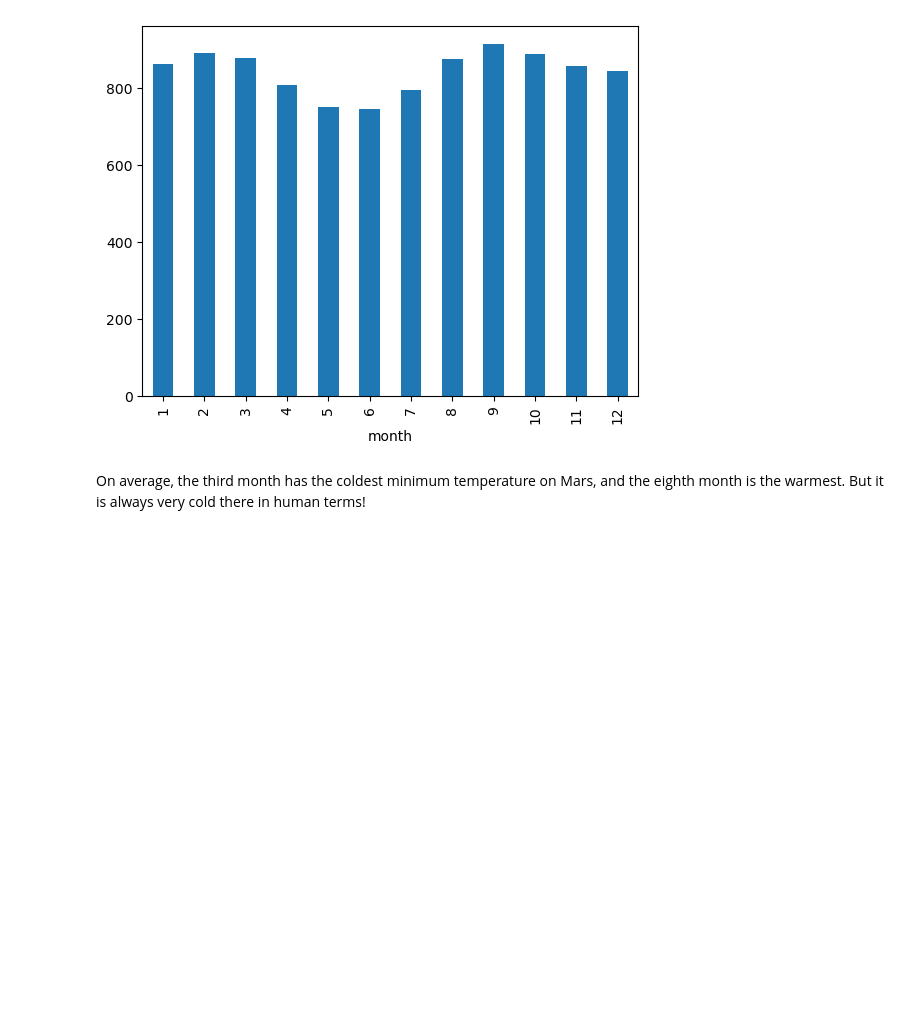
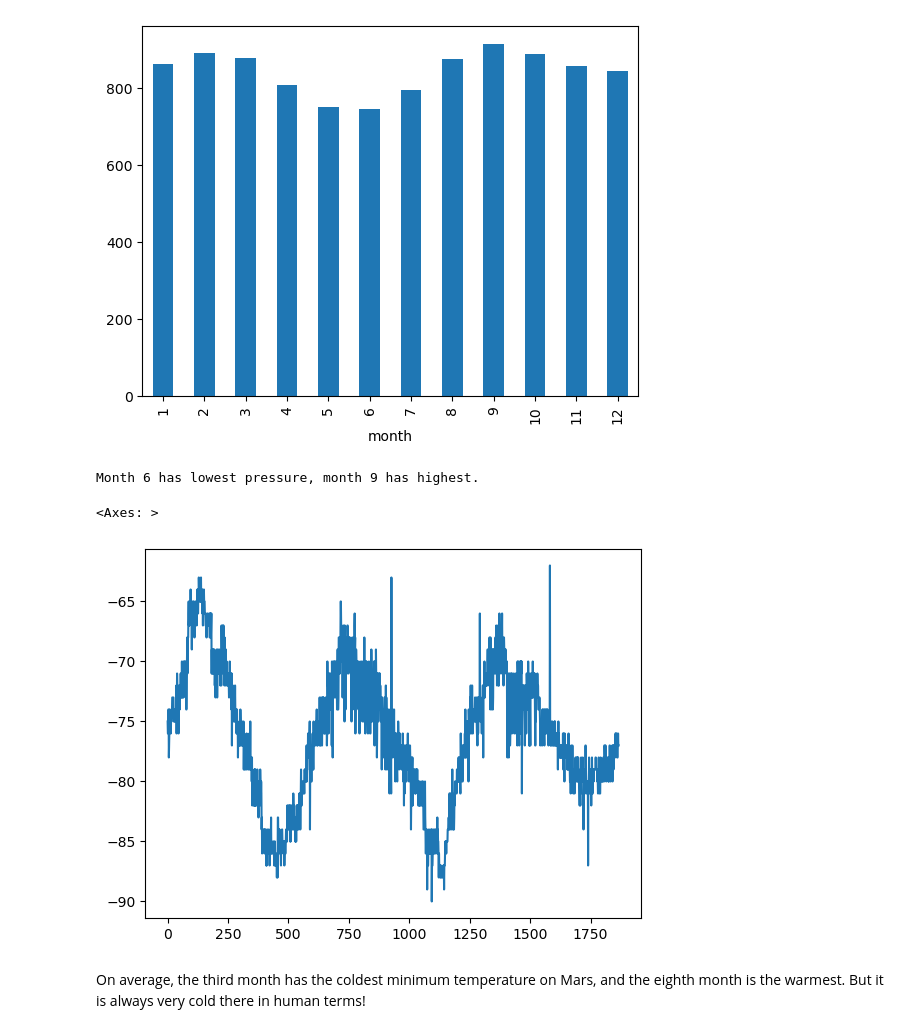
Before and after one commit to colca6/mars, a Jupyter notebook: part_2_mars_weather.ipynb, the cells around one changed output. Saved outputs shown, nothing was run; the diff lists cells and outputs as text; code cells hidden in the pictures; blank space fills up the shorter version.

```diff
--- a/part_2_mars_weather.ipynb
+++ b/part_2_mars_weather.ipynb
@@ -238,0 +237,28 @@ avg_monthly_pressure.plot.bar()
+# %%
+#Though this was not in the Jupyter starter code, it is in the homework instructions, so...
+
+# Identify the lowest pressure and highest pressure months in Curiosity's location
+lowest_pressure = list(avg_monthly_pressure.nsmallest(1).index)[0]  #orders list "avg_monthly_min"
+            # smallest to largest, then the [0] takes the first value (smallest).
+
+highest_pressure = list(avg_monthly_pressure.nlargest(1).index)[0]  #orders list "avg_monthly_min"
+            # largest to smallest, then the [0] takes the first value (largest).
+print(f'Month {lowest_pressure} has lowest pressure, month {highest_pressure} has highest.')
+# %% [output]
+Month 6 has lowest pressure, month 9 has highest.
+# %%
+# 5. How many terrestrial (earth) days are there in a Martian year?
+temp_data_df['min_temp'].plot()
+
+
+
+#Instructions say to get this number by plotting, then estimating.
+#Jupyter notebook includes a markdown cell (below graph) with the following info
+#which my plot accurately reflects, with a rough estimate of 675 days.
+
+#The distance from peak to peak is roughly 1425-750, or 675 days.
+#A year on Mars appears to be about 675 days from the plot.
+#Internet search confirms that a Mars year is equivalent to 687 earth days.
+# %% [output]
+<Axes: >
+[figure, added]
```
Also changed, not shown: parts of 4 cells of this notebook, 1 other file.
